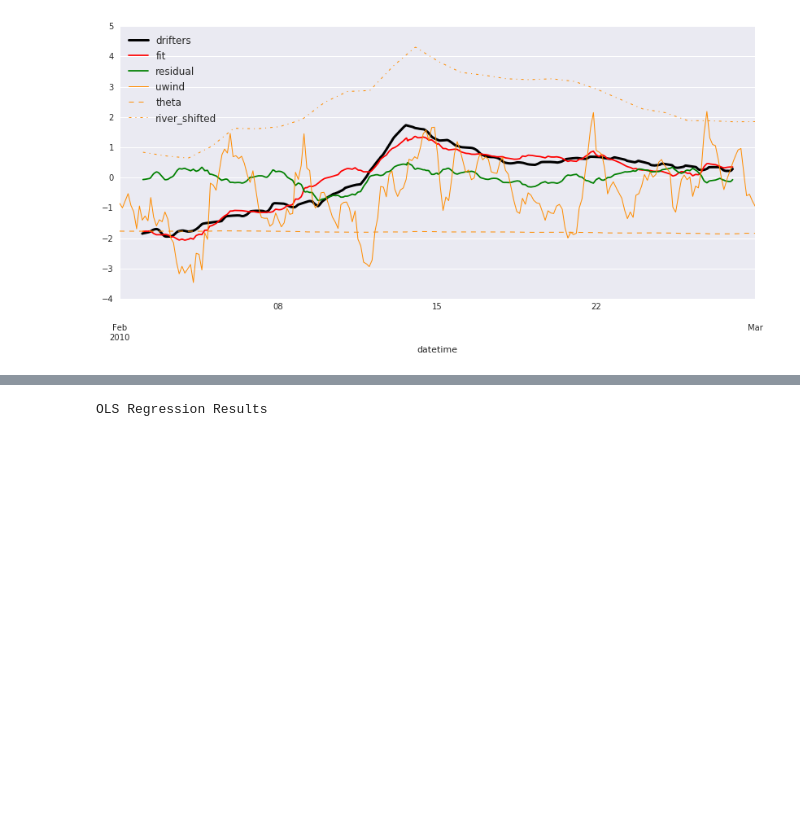
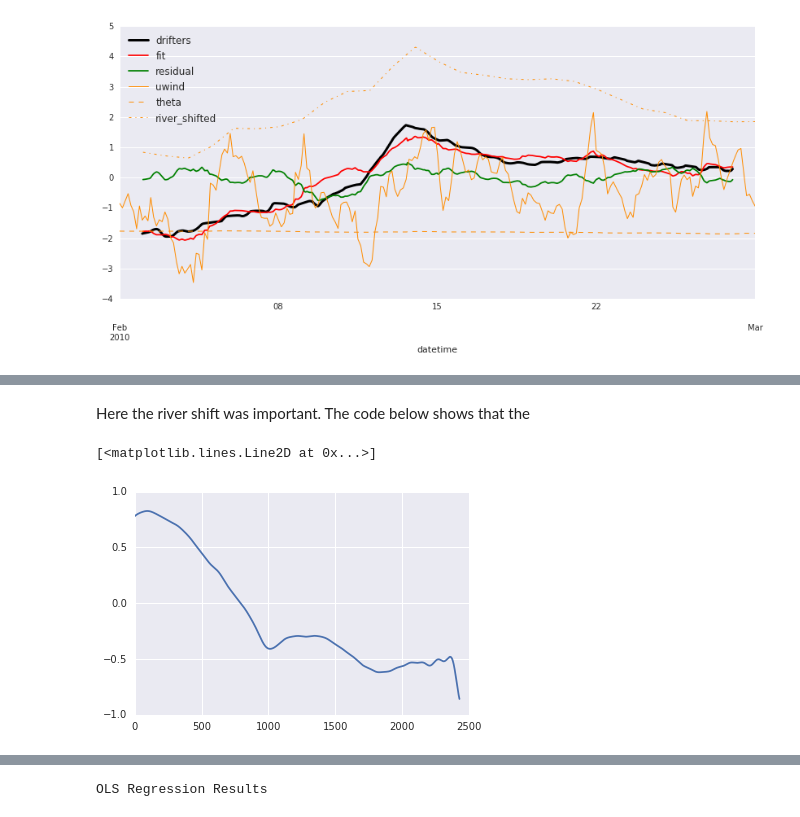
Before and after one commit to kthyng/bay, a Jupyter notebook: summary.ipynb, the cells around one changed output, grey strips where cells are left out. Drawn from its saved outputs; the diff is of its cells as text; code cells hidden in the pictures; blank space fills up the shorter version.

```diff
--- a/summary.ipynb
+++ b/summary.ipynb
@@ -155,0 +194,8 @@ CROSS CORRELATIONS TO SHIFT RIVER RELATIVE TO DRIFTERS MUST BE WRONG FOR SOME OF
+# %% [markdown]
+Here the river shift was important. The code below shows that the
+# %%
+ccf_river = tsa.ccf(uf, df['river'][tf])
+plt.plot(ccf_river)
+# %% [output]
+[<matplotlib.lines.Line2D at 0x...>]
+[figure, added]
```
Also changed, not shown: parts of 19 cells of this notebook, 3 other files.
